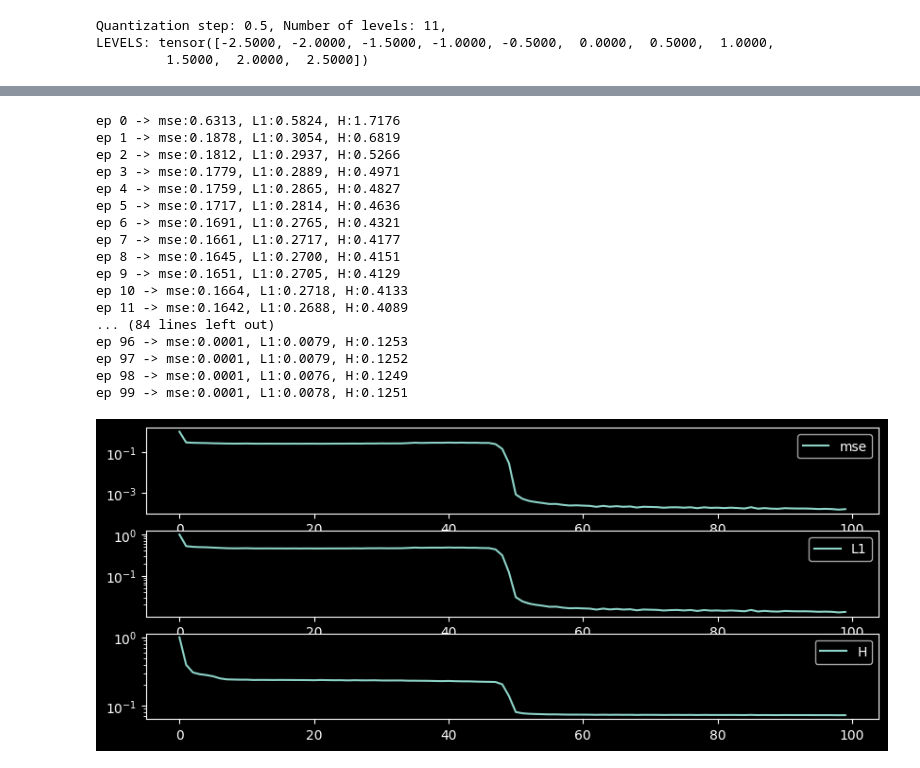
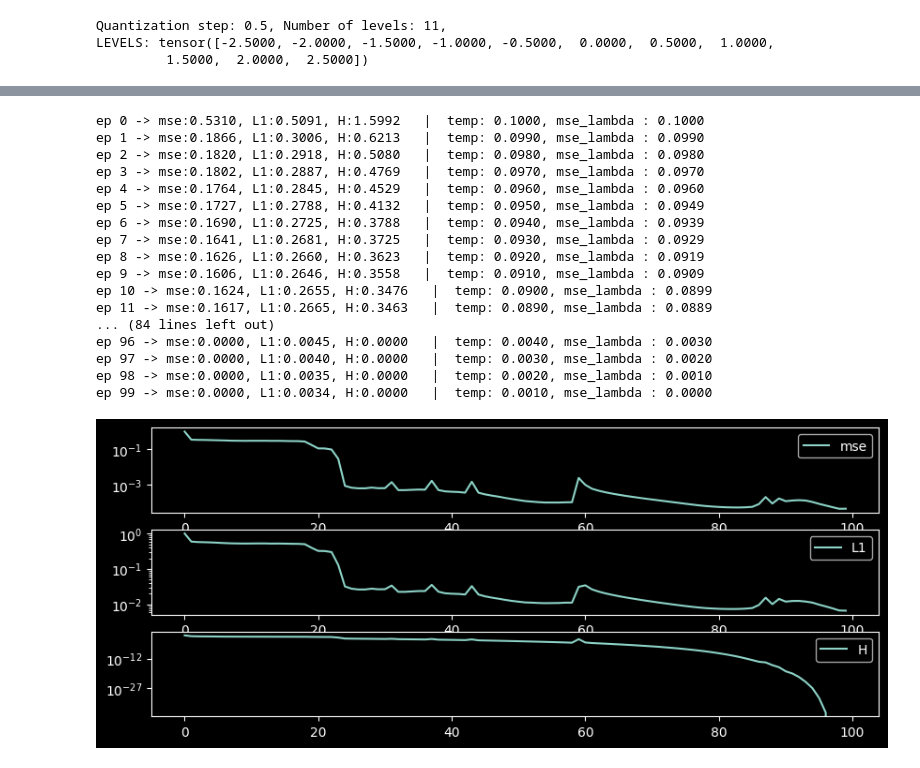
Before and after one commit to matgrand/entropy_loss, a Jupyter notebook: train.ipynb, the cells around one changed output, grey strips where cells are left out. Drawn from its saved outputs; the diff is of its cells as text; code cells hidden in the pictures.

```diff
--- a/train.ipynb
+++ b/train.ipynb
@@ -21,9 +21,12 @@ BATCH_SIZE = 32
 LR = 3e-4
 LATENT_DIM = 16
 N_HIDDEN = 128
+MSE_LAMBDA = th.linspace(0.1, 1e-5, N_EPOCHS)
 # dataset parameters
 N_DATASET = 20_000
 N_FREQS = 4
+# soft quantization parameters
+TEMPS = th.linspace(0.1, 1e-3, N_EPOCHS)
 # %% [output]
 Quantization step: 0.5, Number of levels: 11,
 LEVELS: tensor([-2.5000, -2.0000, -1.5000, -1.0000, -0.5000,  0.0000,  0.5000,  1.0000,
@@ -70,8 +73,7 @@ opt = optim.Adam(list(enc.parameters()) + list(dec.parameters()), lr=LR)
 
 mse_loss = nn.MSELoss()
 l1_loss = nn.L1Loss()
-# H_loss = HLoss1(LEVELS)
-H_loss = HLoss2(LEVELS, temperature=0.1)
+H_loss = HLoss2(LEVELS, TEMPS[0])
 
 lmses, lL1s, lHs = [], [], []
 for epoch in (range(N_EPOCHS)):
@@ -79,21 +81,20 @@ for epoch in (range(N_EPOCHS)):
     for x in dl:
         opt.zero_grad()
 
-        z = enc(x)
-        x̂ = dec(z)
+        x̂ = dec(enc(x)) # forward pass
 
+        #losses
         lmse = mse_loss(x̂, x)
         lL1 = l1_loss(x̂, x)
+
+        H_loss.temperature = TEMPS[epoch] #set temperature
         lH = H_loss(x̂, x)
 
         elmse += lmse.item()
         elL1 += lL1.item()
         elH += lH.item()
 
-        # loss = lmse
-        # loss = lL1
-        # loss = lH
-        loss = lH + 0.01*lmse
+        loss = lH + MSE_LAMBDA[epoch]*lmse
         loss.backward()
 
         opt.step()
@@ -102,52 +103,45 @@ for epoch in (range(N_EPOCHS)):
     lL1s.append(elL1/len(dl))
     lHs.append(elH/len(dl))
 
-    print(f'ep {epoch} -> mse:{lmses[-1]:.4f}, L1:{lL1s[-1]:.4f}, H:{lHs[-1]:.4f}')
+    print(f'ep {epoch} -> mse:{lmses[-1]:.4f}, L1:{lL1s[-1]:.4f}, H:{lHs[-1]:.4f}   |  temp: {H_loss.temperature:.4f}, mse_lambda : {MSE_LAMBDA[epoch]:.4f}')
 # %% [output]
-ep 0 -> mse:0.6313, L1:0.5824, H:1.7176
-ep 1 -> mse:0.1878, L1:0.3054, H:0.6819
-ep 2 -> mse:0.1812, L1:0.2937, H:0.5266
-ep 3 -> mse:0.1779, L1:0.2889, H:0.4971
-ep 4 -> mse:0.1759, L1:0.2865, H:0.4827
-ep 5 -> mse:0.1717, L1:0.2814, H:0.4636
-ep 6 -> mse:0.1691, L1:0.2765, H:0.4321
-ep 7 -> mse:0.1661, L1:0.2717, H:0.4177
-ep 8 -> mse:0.1645, L1:0.2700, H:0.4151
-ep 9 -> mse:0.1651, L1:0.2705, H:0.4129
-ep 10 -> mse:0.1664, L1:0.2718, H:0.4133
-ep 11 -> mse:0.1642, L1:0.2688, H:0.4089
+ep 0 -> mse:0.5310, L1:0.5091, H:1.5992   |  temp: 0.1000, mse_lambda : 0.1000
+ep 1 -> mse:0.1866, L1:0.3006, H:0.6213   |  temp: 0.0990, mse_lambda : 0.0990
+ep 2 -> mse:0.1820, L1:0.2918, H:0.5080   |  temp: 0.0980, mse_lambda : 0.0980
+ep 3 -> mse:0.1802, L1:0.2887, H:0.4769   |  temp: 0.0970, mse_lambda : 0.0970
+ep 4 -> mse:0.1764, L1:0.2845, H:0.4529   |  temp: 0.0960, mse_lambda : 0.0960
+ep 5 -> mse:0.1727, L1:0.2788, H:0.4132   |  temp: 0.0950, mse_lambda : 0.0949
+ep 6 -> mse:0.1690, L1:0.2725, H:0.3788   |  temp: 0.0940, mse_lambda : 0.0939
+ep 7 -> mse:0.1641, L1:0.2681, H:0.3725   |  temp: 0.0930, mse_lambda : 0.0929
+ep 8 -> mse:0.1626, L1:0.2660, H:0.3623   |  temp: 0.0920, mse_lambda : 0.0919
+ep 9 -> mse:0.1606, L1:0.2646, H:0.3558   |  temp: 0.0910, mse_lambda : 0.0909
+ep 10 -> mse:0.1624, L1:0.2655, H:0.3476   |  temp: 0.0900, mse_lambda : 0.0899
+ep 11 -> mse:0.1617, L1:0.2665, H:0.3463   |  temp: 0.0890, mse_lambda : 0.0889
 ... (84 lines left out)
-ep 96 -> mse:0.0001, L1:0.0079, H:0.1253
-ep 97 -> mse:0.0001, L1:0.0079, H:0.1252
-ep 98 -> mse:0.0001, L1:0.0076, H:0.1249
-ep 99 -> mse:0.0001, L1:0.0078, H:0.1251
+ep 96 -> mse:0.0000, L1:0.0045, H:0.0000   |  temp: 0.0040, mse_lambda : 0.0030
+ep 97 -> mse:0.0000, L1:0.0040, H:0.0000   |  temp: 0.0030, mse_lambda : 0.0020
+ep 98 -> mse:0.0000, L1:0.0035, H:0.0000   |  temp: 0.0020, mse_lambda : 0.0010
+ep 99 -> mse:0.0000, L1:0.0034, H:0.0000   |  temp: 0.0010, mse_lambda : 0.0000
 # %%
 # plot losses
 lmses, lL1s, lHs =  th.tensor(lmses), th.tensor(lL1s), th.tensor(lHs)
 lmses = lmses/th.max(lmses)
 lL1s = lL1s/th.max(lL1s)
 lHs = lHs/th.max(lHs)
 plt.figure(figsize=(10, 4))
 plt.subplot(3,1, 1)
 plt.plot(lmses, label='mse')
 plt.yscale('log')
 plt.legend()
 plt.subplot(3,1, 2)
 plt.plot(lL1s, label='L1')
 plt.yscale('log')
 plt.legend()
 plt.subplot(3,1, 3)
 plt.plot(lHs, label='H')
 plt.yscale('log')
 plt.legend()
 plt.show()
-print(f'train losses: mse:{lmses[-1]:.4f}, L1:{lL1s[-1]:.4f}, H:{lHs[-1]:.4f}')
-
-
-# evaluate on unseen data useing mse loss
-test_in = SigDS(100).data
-test_out = dec(enc(SigDS(100).data))
-test_loss = mse_loss(test_out, test_in)
-print(f'test loss: {test_loss}')
+print(f'train losses: mse:{lmses[-1]:.4e}, L1:{lL1s[-1]:.4e}, H:{lHs[-1]:.4e}')
 # %% [output]
-[figure, old version]
+[figure, new version]
```
Also changed, not shown: parts of 4 cells of this notebook, 2 other files.
